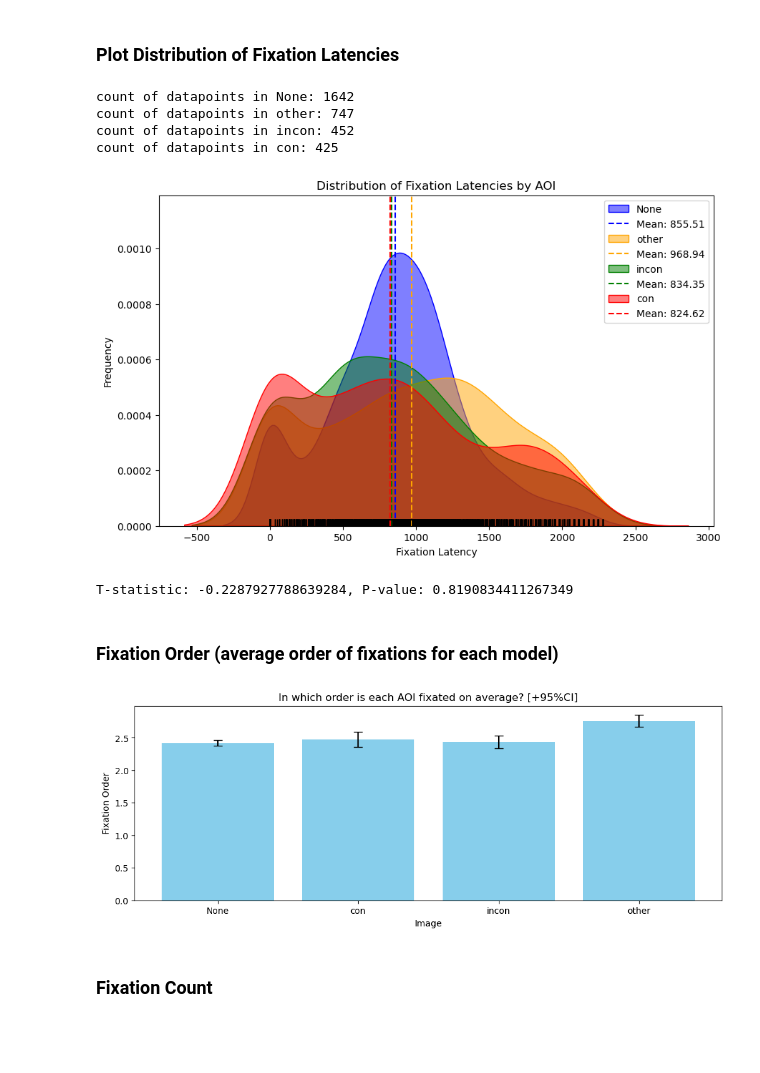
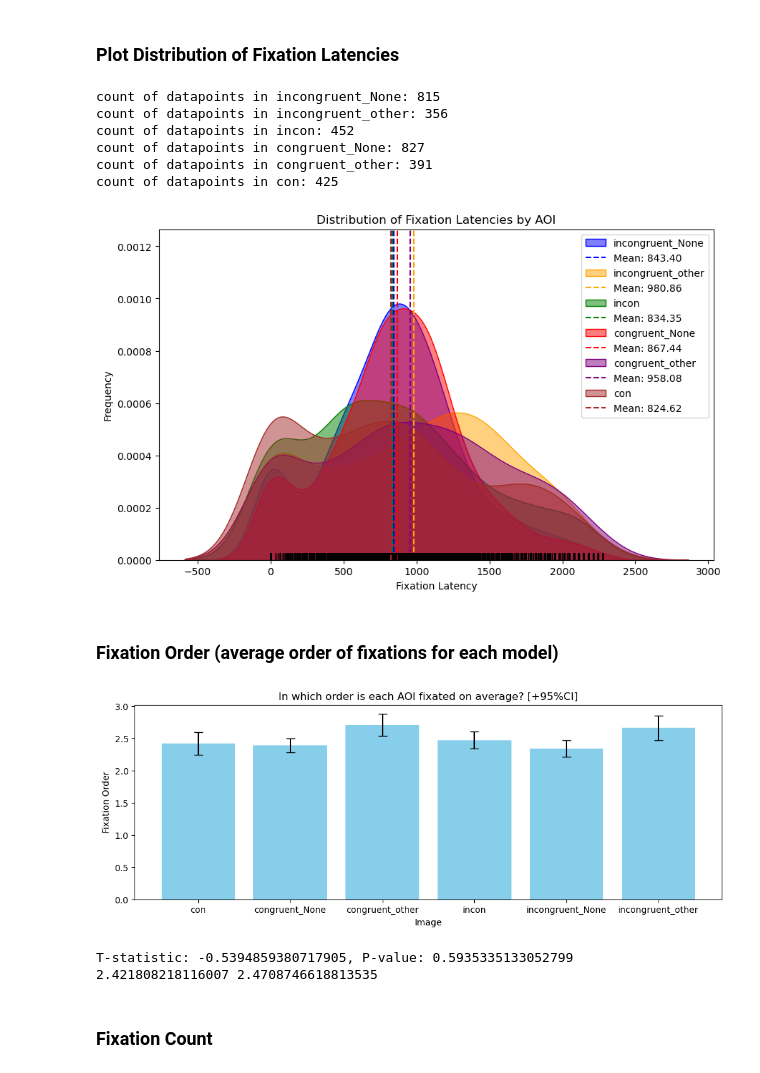
Before and after one commit to artembelopolsky/DeepEye_analyze, a Jupyter notebook: deepeye_analyze_Spaak_stats.ipynb, the cells around one changed output. Drawn from its saved outputs; the diff is of its cells as text; code cells hidden in the pictures; blank space fills up the shorter version.

```diff
--- a/deepeye_analyze_Spaak_stats.ipynb
+++ b/deepeye_analyze_Spaak_stats.ipynb
@@ -24,8 +24,8 @@ import seaborn as sns
 
 
 # Read the dataset
-path_to_dataset = 'C:/Users/artem/Dropbox/Appliedwork/CognitiveSolutions/Projects/DeepEye/TechnicalReports/TechnicalReport1/Test_Spaak/data/approved/analysis/allSubjects_Spaak.csv'
-# path_to_dataset = 'D:/Dropbox/Appliedwork/CognitiveSolutions/Projects/DeepEye/TechnicalReports/TechnicalReport1/Test_Spaak/data/approved/analysis/allSubjects_Spaak.csv'
+# path_to_dataset = 'C:/Users/artem/Dropbox/Appliedwork/CognitiveSolutions/Projects/DeepEye/TechnicalReports/TechnicalReport1/Test_Spaak/data/approved/analysis/allSubjects_Spaak.csv'
+path_to_dataset = 'D:/Dropbox/Appliedwork/CognitiveSolutions/Projects/DeepEye/TechnicalReports/TechnicalReport1/Test_Spaak/data/approved/analysis/allSubjects_Spaak.csv'
 df = pd.read_csv(path_to_dataset)
 # %% [markdown]
 ### Filter data
@@ -33,11 +33,12 @@ df = pd.read_csv(path_to_dataset)
 # # filter out excluded participants if needed
 # # output_df = output_df[~output_df['deepeye-id'].isin(['2024_01_15_14_19_20', '2024_01_26_17_16_28'])]
 
+
+# create a unique pp-id for each participant
+df['pp_id'] = df['fName'].str.split('.').str[0].str.rsplit('_', 1).str[0]
+
 # Create one code for Model Size, independent of the dress type
-# df['AOI_stim_adj'] = df['AOI_stim'].apply(lambda x: '_'.join(x.split('_')[:2]) if x.startswith('Model') else x)
-
-# # Select only Dresses
-# df = df[df.AOI_stim_adj.str.contains('Model')]
+df['AOI_stim_adj'] = df.apply(lambda row: row['condition'] + '_' + row['AOI_stim'] if row['AOI_stim'] in ['None', 'other'] else row['AOI_stim'], axis=1)
 # %% [markdown]
 ### Fixation Durations (Proportion of fixation duration on on each stimulus)
 # %%
@@ -132,7 +185,7 @@ plt.show()
 plt.figure(figsize=(10, 6))
 
 # Get unique groups
-groups = fixLatency_df['AOI_stim'].unique()
+groups = fixLatency_df['AOI_stim_adj'].unique()
 
 colors = ['blue', 'orange', 'green', 'red', 'purple', 'brown']
 
@@ -140,7 +193,7 @@ colors = ['blue', 'orange', 'green', 'red', 'purple', 'brown']
 for i, group in enumerate(groups):
     color = colors[i]
     # Extract the data for the group
-    group_data = fixLatency_df[fixLatency_df['AOI_stim'] == group]['FixLatency']
+    group_data = fixLatency_df[fixLatency_df['AOI_stim_adj'] == group]['FixLatency']
     print(f'count of datapoints in {group}: {group_data.count()}')
     group_data = group_data[group_data < 10000]
 
@@ -161,55 +214,61 @@ plt.xlabel('Fixation Latency')
 plt.ylabel('Frequency')
 
 plt.show()
-
-
-# Some stats
-con = fixLatency_df[fixLatency_df.AOI_stim == 'con'].FixLatency
-incon = fixLatency_df[fixLatency_df.AOI_stim == 'incon'].FixLatency
-
-t_stat, p_value = ttest_rel(con, incon)
-print(f"T-statistic: {t_stat}, P-value: {p_value}")
 # %% [output]
-count of datapoints in None: 1642
-count of datapoints in other: 747
+count of datapoints in incongruent_None: 815
+count of datapoints in incongruent_other: 356
 count of datapoints in incon: 452
+count of datapoints in congruent_None: 827
+count of datapoints in congruent_other: 391
 count of datapoints in con: 425
-[figure, old version]
+[figure, new version]
-T-statistic: -0.2287927788639284, P-value: 0.8190834411267349
 # %% [markdown]
 ### Fixation Order (average order of fixations for each model)
 # %%
 # group data
-fixOrder = df.groupby(['pp_id', 'trialNr', 'AOI_stim']).FixationOrder.mean()
+fixOrder = df.groupby(['pp_id', 'trialNr', 'AOI_stim_adj']).FixationOrder.mean()
 fixOrder_df = fixOrder.reset_index()
 
+a = fixOrder_df.groupby(['pp_id', 'AOI_stim_adj']).FixationOrder.mean().reset_index() # average across trials for each participant for each AOI
+
 # Calculate mean and standard error of the mean (SEM)
-stats = fixOrder_df.groupby('AOI_stim').agg(
+stats = a.groupby('AOI_stim_adj').agg(
     mean=('FixationOrder', 'mean'),
     ci_95=('FixationOrder', lambda x: 1.96 * np.std(x, ddof=1) / np.sqrt(len(x)))
 )
 
 # Extracting values for plotting
 categories = stats.index.tolist()
 means = stats['mean'].tolist()
 errors = stats['ci_95'].tolist()
 
 
 
 # Creating the bar graph with error bars
 plt.figure(figsize=(12, 4))
 plt.bar(categories, means, color='skyblue', yerr=errors, capsize=5)
 # plt.ylim([800, 1800])
 
 # Adding titles and labels
 plt.title('In which order is each AOI fixated on average? [+95%CI]')
 plt.xlabel('Image')
 plt.ylabel('Fixation Order')
 
 # Show the plot
 plt.show()
+
+# Some stats
+con = a[a.AOI_stim_adj == 'con'].FixationOrder
+incon = a[a.AOI_stim_adj == 'incon'].FixationOrder
+
+t_stat, p_value = ttest_rel(con, incon)
+print(f"T-statistic: {t_stat}, P-value: {p_value}")
+
+print(con.mean(), incon.mean())
 # %% [output]
-[figure, old version]
+[figure, new version]
+T-statistic: -0.5394859380717905, P-value: 0.5935335133052799
+2.421808218116007 2.4708746618813535
 # %% [markdown]
 ### Fixation Count
 # %%
```
Also changed, not shown: parts of 5 cells of this notebook, 1 other file.
